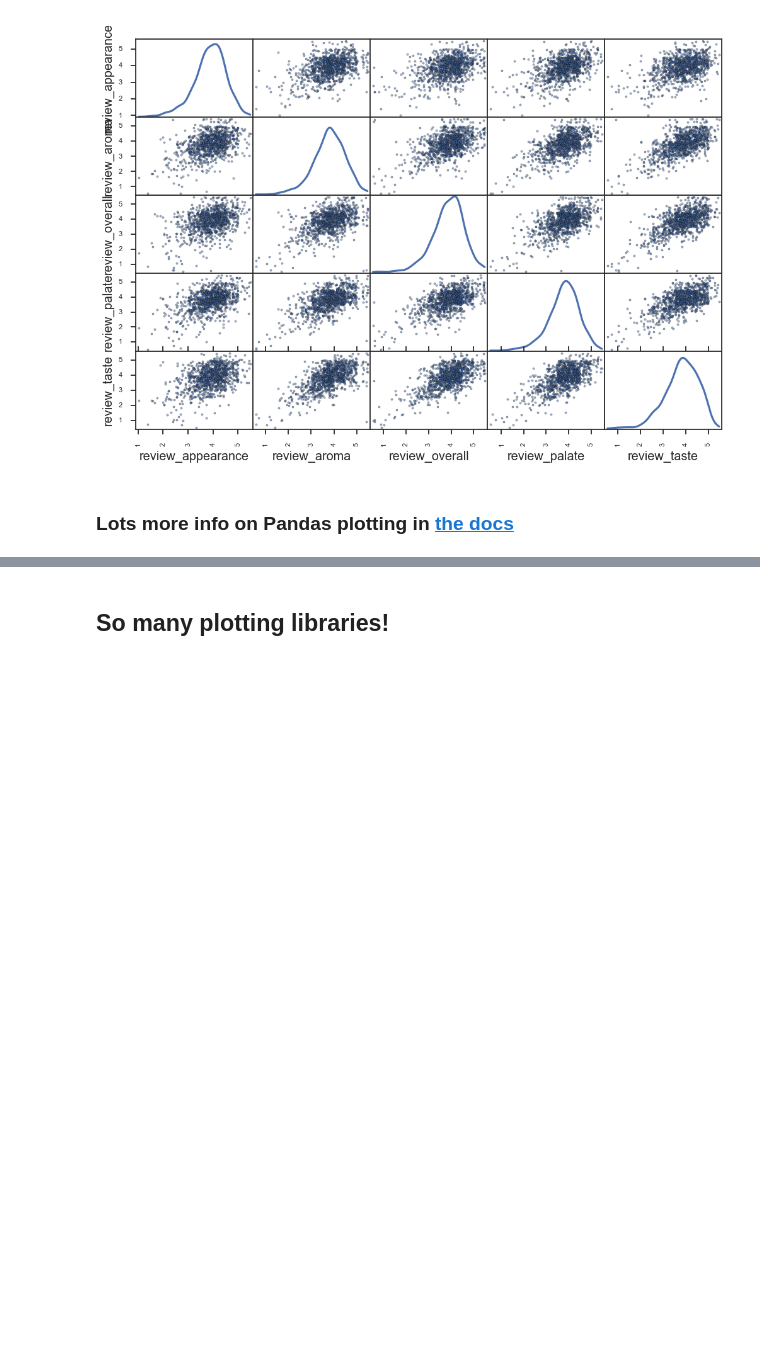
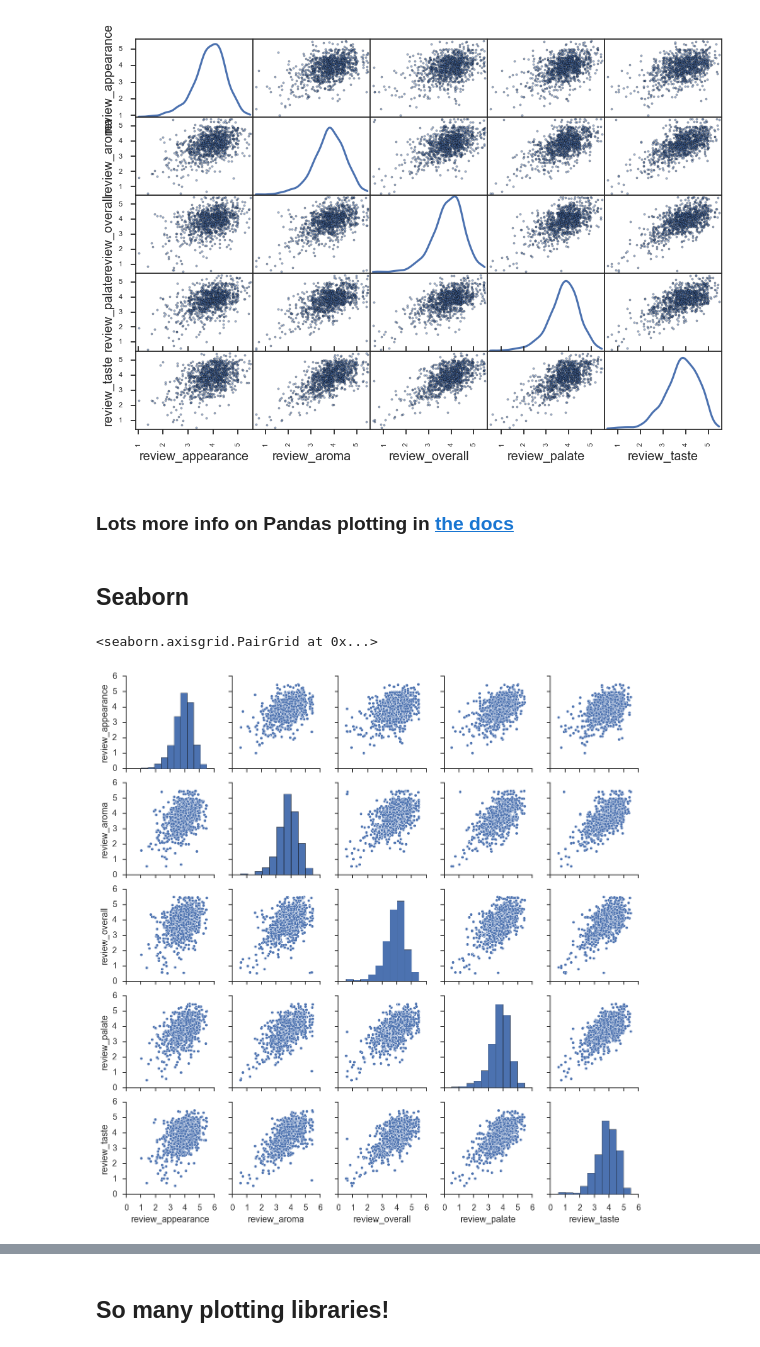
Before and after one commit to ihmeuw/ihme-python-course, a Jupyter notebook: Lecture 6/Lecture 6 - Plotting (Complete).ipynb, the cells around one changed output, grey strips where cells are left out. Drawn from its saved outputs; the diff is of its cells as text; code cells hidden in the pictures; blank space fills up the shorter version.

Commit message:
add some seaborn

```diff
--- a/Lecture 6/Lecture 6 - Plotting (Complete).ipynb
+++ b/Lecture 6/Lecture 6 - Plotting (Complete).ipynb
@@ -415,3 +415,10 @@ array([[<matplotlib.axes._subplots.AxesSubplot object at 0x...>,
 [figure]
 # %% [markdown]
 ### Lots more info on Pandas plotting in [the docs](http://pandas.pydata.org/pandas-docs/stable/visualization.html)
+# %% [markdown]
+## Seaborn
+# %%
+sns.pairplot(jittered_df[review_cols])
+# %% [output]
+<seaborn.axisgrid.PairGrid at 0x...>
+[figure, added]
```
Also changed, not shown: parts of 9 cells of this notebook.
